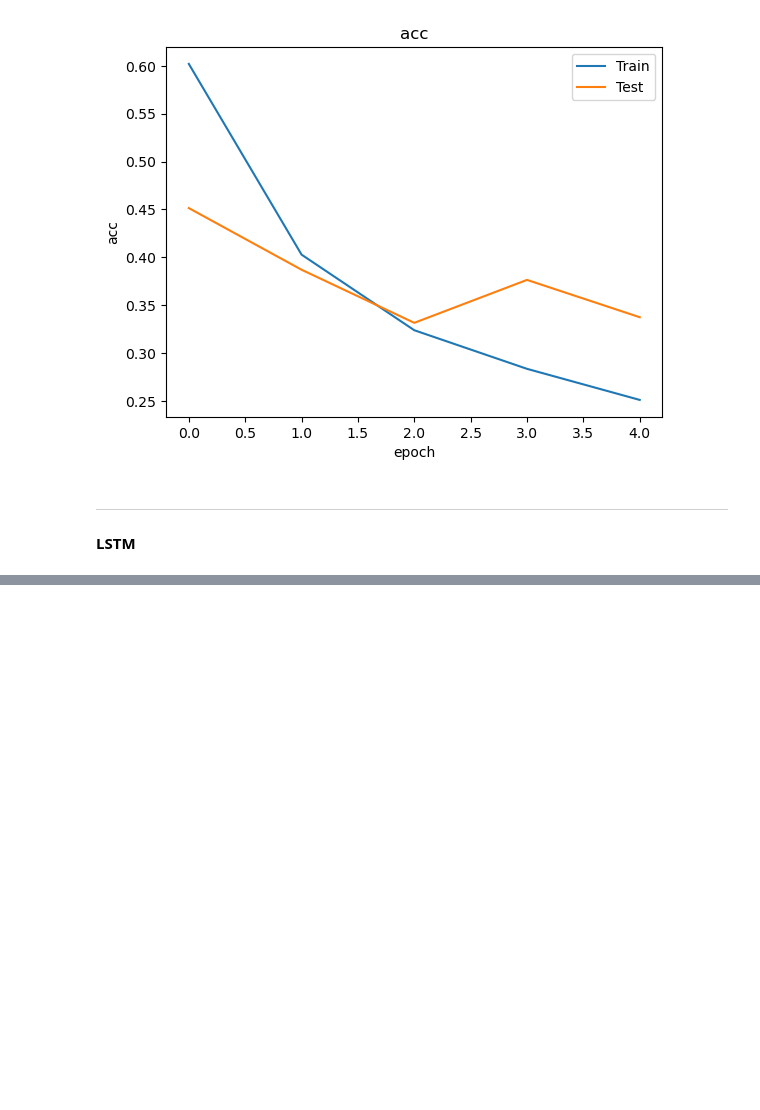
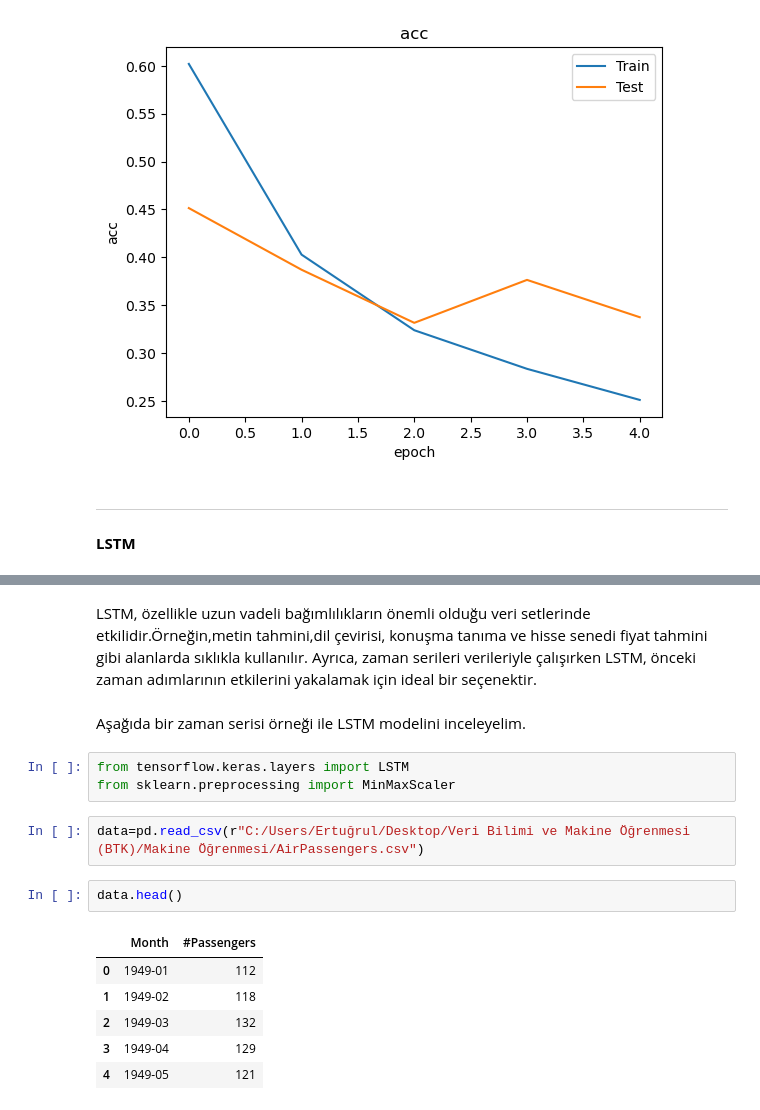
Before and after one commit to ErtugrulDay/DeepLearning, a Jupyter notebook: ann-cnn-rnn-lstm.ipynb, the cells around one changed output, grey strips where cells are left out. Drawn from its saved outputs; the diff is of its cells as text; blank space fills up the shorter version.

```diff
--- a/ann-cnn-rnn-lstm.ipynb
+++ b/ann-cnn-rnn-lstm.ipynb
@@ -591,0 +602,18 @@ plt.legend()
+# %% [markdown]
+LSTM, özellikle uzun vadeli bağımlılıkların önemli olduğu veri setlerinde etkilidir.Örneğin,metin tahmini,dil çevirisi, konuşma tanıma ve hisse senedi fiyat tahmini gibi alanlarda sıklıkla kullanılır. Ayrıca, zaman serileri verileriyle çalışırken LSTM, önceki zaman adımlarının etkilerini yakalamak için ideal bir seçenektir.
+# %% [markdown]
+Aşağıda bir zaman serisi örneği ile LSTM modelini inceleyelim.
+# %%
+from tensorflow.keras.layers import LSTM
+from sklearn.preprocessing import MinMaxScaler
+# %%
+data=pd.read_csv(r"C:/Users/Ertuğrul/Desktop/Veri Bilimi ve Makine Öğrenmesi (BTK)/Makine Öğrenmesi/AirPassengers.csv")
+# %%
+data.head()
+# %% [output]
+|  | Month | #Passengers |
+| 0 | 1949-01 | 112 |
+| 1 | 1949-02 | 118 |
+| 2 | 1949-03 | 132 |
+| 3 | 1949-04 | 129 |
+| 4 | 1949-05 | 121 |
```
Also changed, not shown: parts of 16 cells of this notebook.
